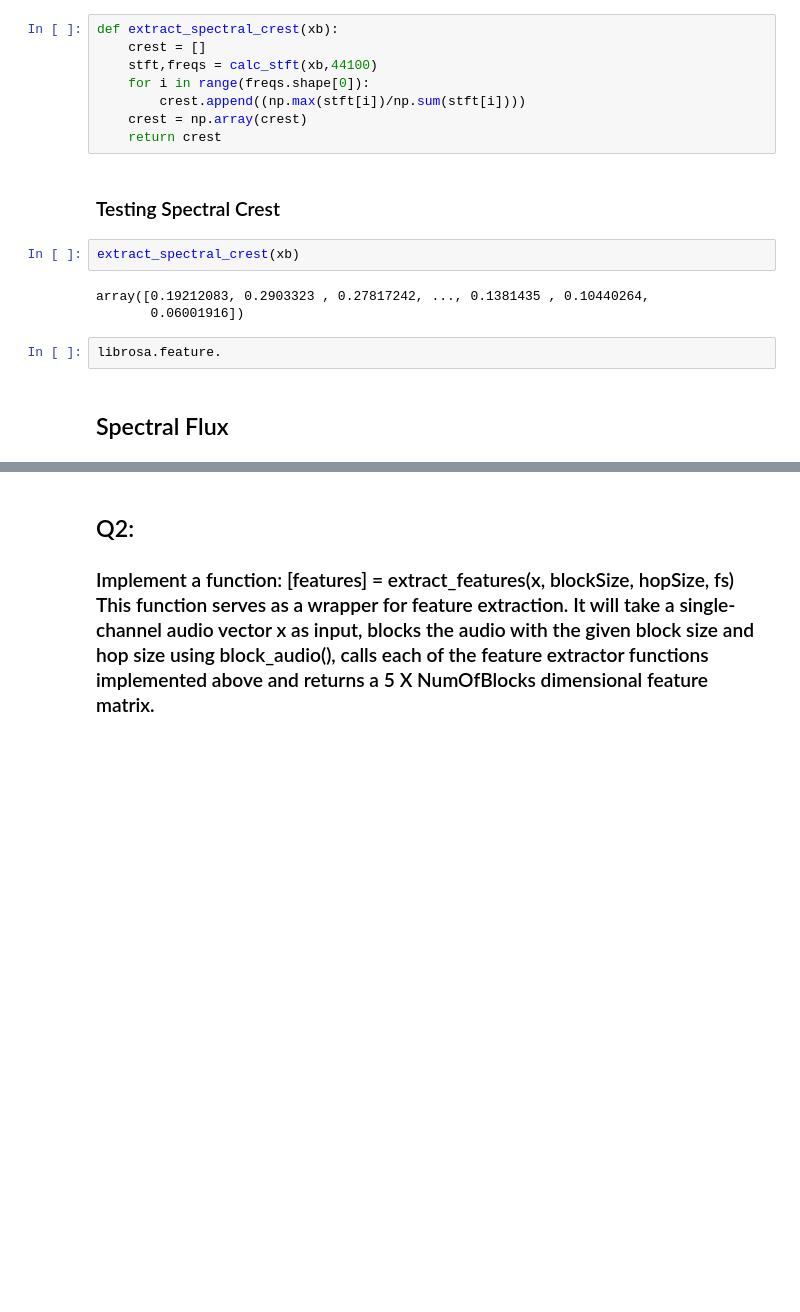
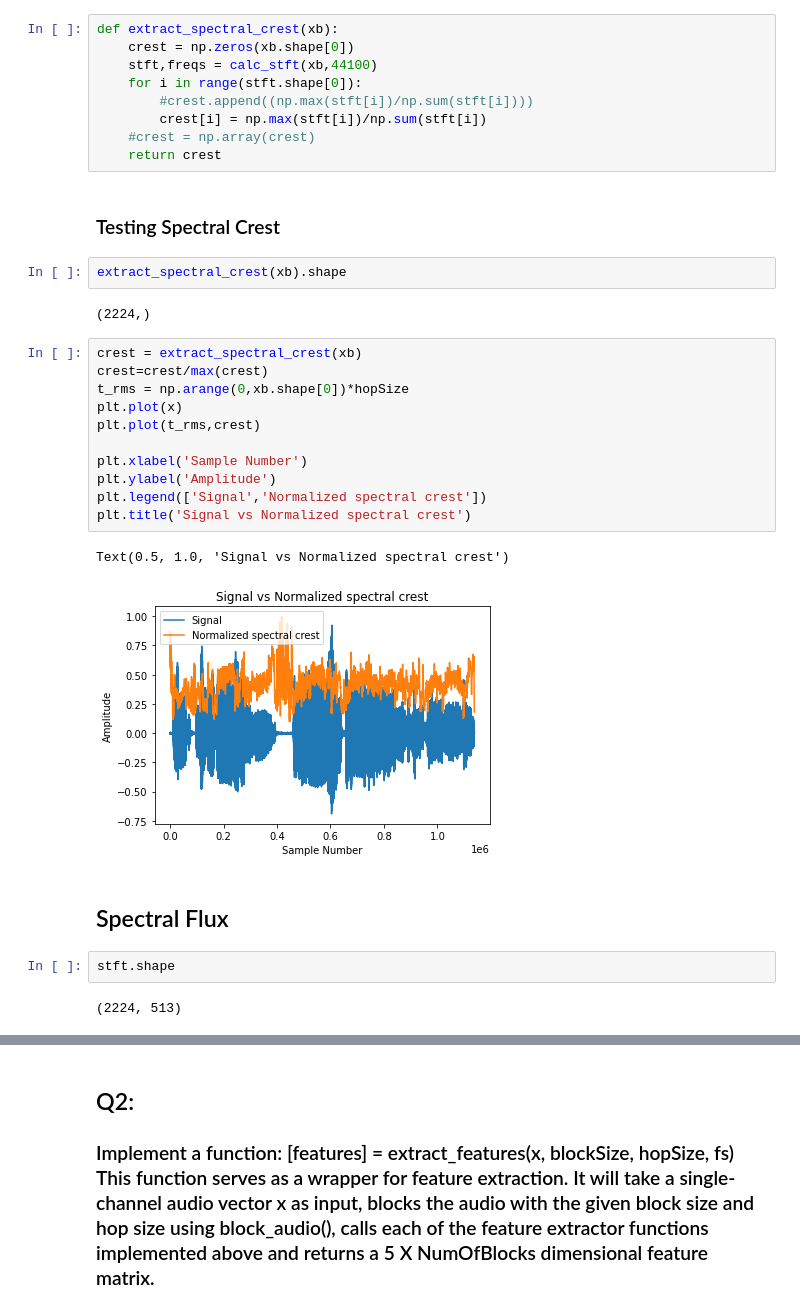
Before and after one commit to VedantKalbag/ACA-assignments, a Jupyter notebook: assignment_2/ass2.ipynb, the cells around one changed output, grey strips where cells are left out. Drawn from its saved outputs; the diff is of its cells as text; blank space fills up the shorter version.

```diff
--- a/assignment_2/ass2.ipynb
+++ b/assignment_2/ass2.ipynb
@@ -259,20 +309,36 @@ Text(0.5, 1.0, 'Signal vs Normalized ZCR')
 ## Spectral Crest
 # %%
 def extract_spectral_crest(xb):
-    crest = []
+    crest = np.zeros(xb.shape[0])
     stft,freqs = calc_stft(xb,44100)
-    for i in range(freqs.shape[0]):
-        crest.append((np.max(stft[i])/np.sum(stft[i])))
-    crest = np.array(crest)
+    for i in range(stft.shape[0]):
+        #crest.append((np.max(stft[i])/np.sum(stft[i])))
+        crest[i] = np.max(stft[i])/np.sum(stft[i])
+    #crest = np.array(crest)
     return crest
 # %% [markdown]
 ### Testing Spectral Crest
 # %%
-extract_spectral_crest(xb)
+extract_spectral_crest(xb).shape
 # %% [output]
-array([0.19212083, 0.2903323 , 0.27817242, ..., 0.1381435 , 0.10440264,
-       0.06001916])
+(2224,)
-# %%
-librosa.feature.
+# %%
+crest = extract_spectral_crest(xb)
+crest=crest/max(crest)
+t_rms = np.arange(0,xb.shape[0])*hopSize
+plt.plot(x)
+plt.plot(t_rms,crest)
+
+plt.xlabel('Sample Number')
+plt.ylabel('Amplitude')
+plt.legend(['Signal','Normalized spectral crest'])
+plt.title('Signal vs Normalized spectral crest')
+# %% [output]
+Text(0.5, 1.0, 'Signal vs Normalized spectral crest')
+[figure, added]
 # %% [markdown]
 ## Spectral Flux
+# %%
+stft.shape
+# %% [output]
+(2224, 513)
```
Also changed, not shown: parts of 40 cells of this notebook, 2 other files.
